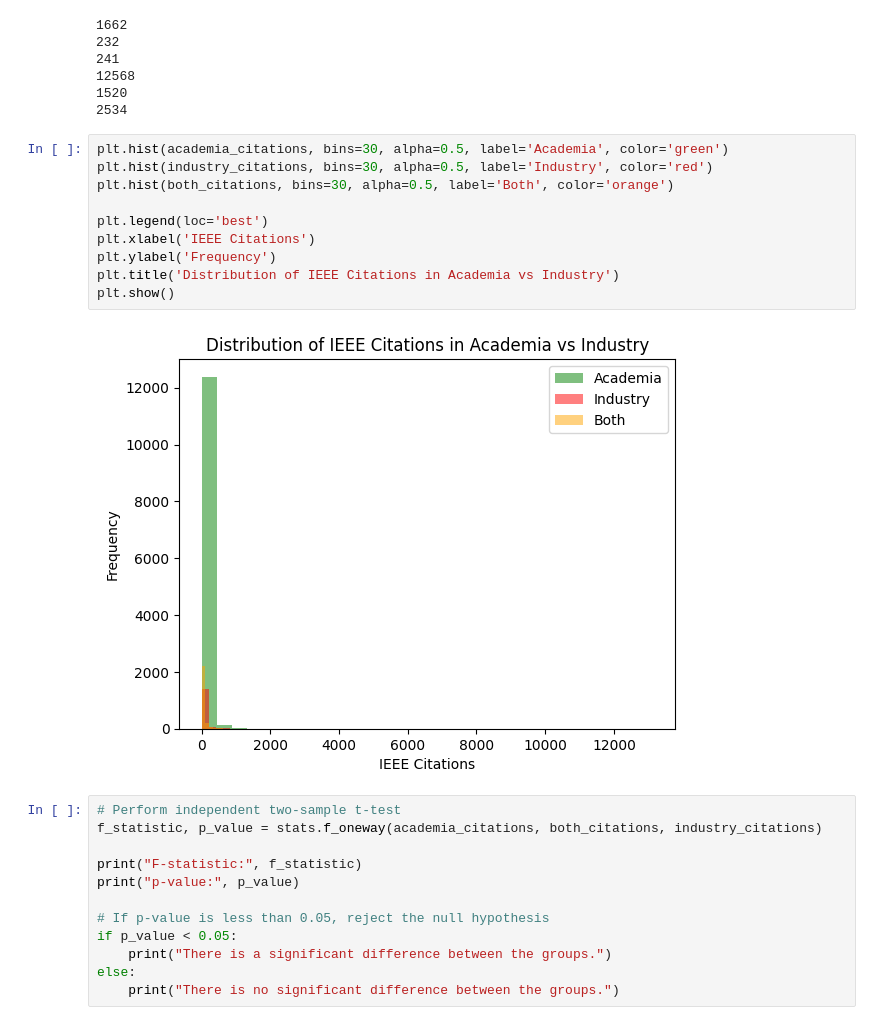
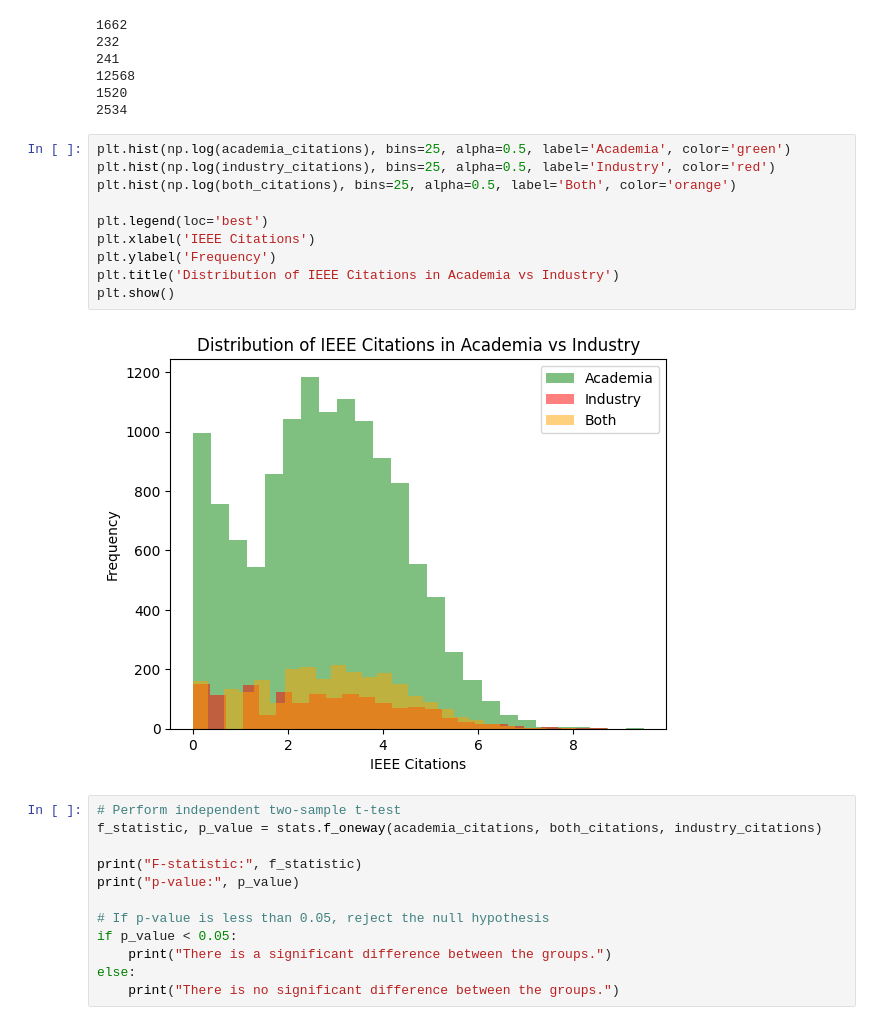
Before and after one commit to mervekocabas/Data_Literacy, a Jupyter notebook: notebooks/statistical_testing.ipynb, the cells around one changed output. Cells and saved outputs as stored; diff of their text form.

```diff
--- a/notebooks/statistical_testing.ipynb
+++ b/notebooks/statistical_testing.ipynb
@@ -74,17 +75,17 @@ print(len(both_citations))     # Number of samples in both group
 1520
 2534
 # %%
-plt.hist(academia_citations, bins=30, alpha=0.5, label='Academia', color='green')
-plt.hist(industry_citations, bins=30, alpha=0.5, label='Industry', color='red')
-plt.hist(both_citations, bins=30, alpha=0.5, label='Both', color='orange')
+plt.hist(np.log(academia_citations), bins=25, alpha=0.5, label='Academia', color='green')
+plt.hist(np.log(industry_citations), bins=25, alpha=0.5, label='Industry', color='red')
+plt.hist(np.log(both_citations), bins=25, alpha=0.5, label='Both', color='orange')
 
 plt.legend(loc='best')
 plt.xlabel('IEEE Citations')
 plt.ylabel('Frequency')
 plt.title('Distribution of IEEE Citations in Academia vs Industry')
 plt.show()
 # %% [output]
-[figure, old version]
+[figure, new version]
 # %%
 # Perform independent two-sample t-test
 f_statistic, p_value = stats.f_oneway(academia_citations, both_citations, industry_citations)
```
Also changed, not shown: parts of 2 cells of this notebook.
